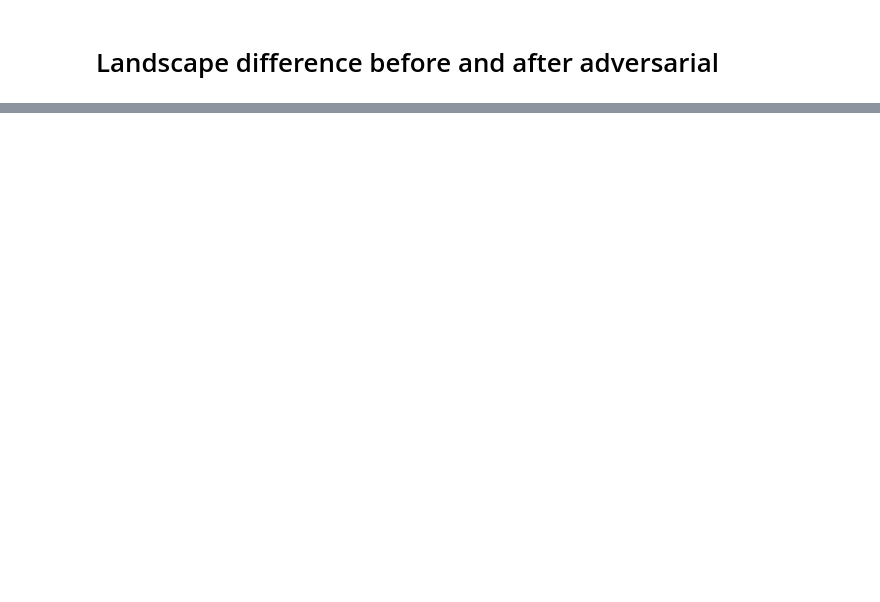
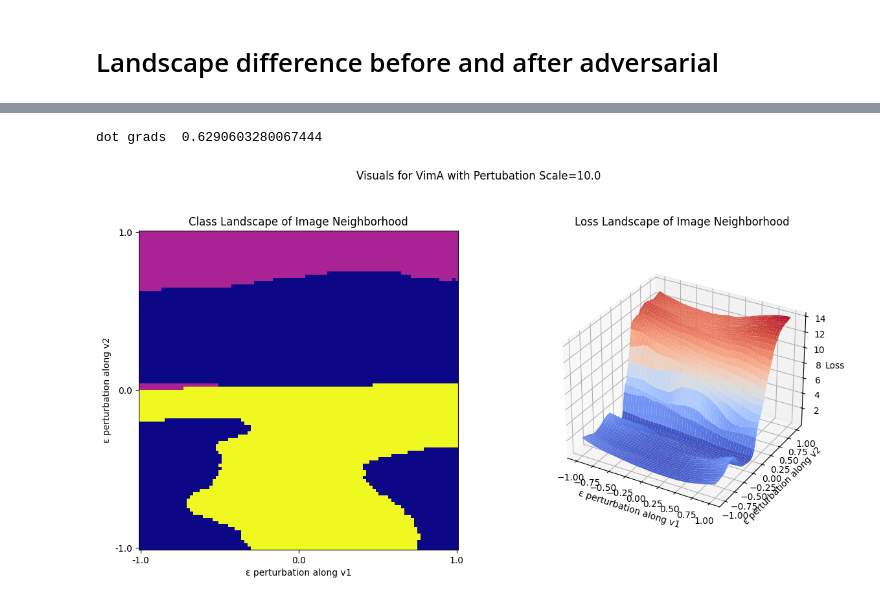
Before and after one commit to duedahl/AdversarialRobustness, a Jupyter notebook: landscapeVisuals.ipynb, the cells around one changed output, grey strips where cells are left out. Cells and saved outputs as stored; diff of their text form; code cells hidden in the pictures; blank space fills up the shorter version.

```diff
--- a/landscapeVisuals.ipynb
+++ b/landscapeVisuals.ipynb
@@ -150,0 +209,30 @@ plotBoth(X, Y, lossgrid, classgrid)
+# %%
+# Load model0 (before adversarial training)
+model0, processor = lv.prepareDownstreamVim()
+transform = transforms.Compose([lambda image: processor(images=image, return_tensors='pt')['pixel_values'].squeeze(0)])
+path_checkpoint = os.path.join(os.getcwd(), 'models/VimA.pth')
+checkpoint = torch.load(path_checkpoint)
+model0.vim_model.load_state_dict(checkpoint["state_dict"])
+model0 = model0.to(device)
+
+# Load model1 (after adversarial training)
+model1, processor = lv.prepareDownstreamVim()
+transform = transforms.Compose([lambda image: processor(images=image, return_tensors='pt')['pixel_values'].squeeze(0)])
+path_checkpoint = os.path.join(os.getcwd(), 'models/AdvVimA.pth')
+checkpoint = torch.load(path_checkpoint)
+model1.load_state_dict(checkpoint["state_dict"])
+model1 = model1.to(device)
+# %%
+grad0, _ = getDirections(model0, image, label)
+grad1, _ = getDirections(model1, image, label)
+# Dot product indicates gradients near parallel
+print("dot grads ", torch.dot(grad0.view(-1), grad1.view(-1)).item())
+# %% [output]
+dot grads  0.6290603280067444
+# %%
+scale, numpoints = 1e1, 100
+# %%
+X0, Y0, lossgrid0, classgrid0 = calcGrids(model0, image, label, scale=scale, num_points=numpoints, directions=(grad0, randvec))
+plotBoth(X0, Y0, lossgrid0, classgrid0, title=f"Visuals for VimA with Pertubation Scale={scale}")
+# %% [output]
+[figure, added]
```
Also changed, not shown: parts of 24 cells of this notebook, 4 other files.
